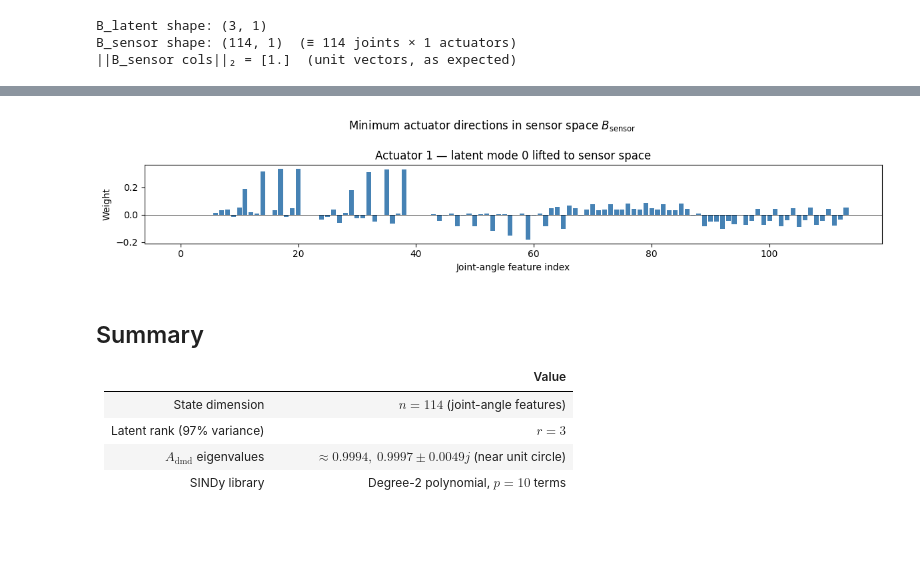
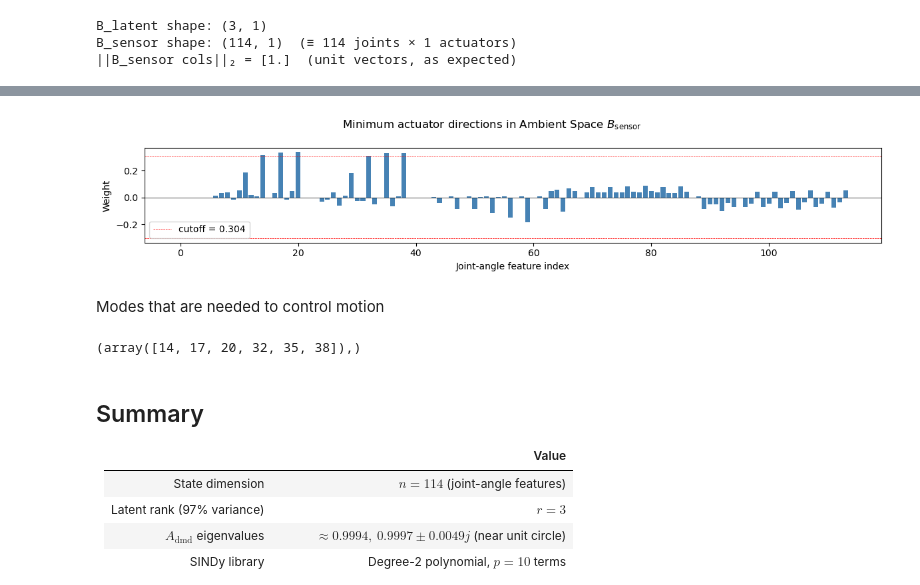
Before and after one commit to atpabuser/Math547_FinalProject, a Jupyter notebook: SINDy.ipynb, the cells around one changed output, grey strips where cells are left out. Cells and saved outputs as stored; diff of their text form; code cells hidden in the pictures; blank space fills up the shorter version.

```diff
--- a/SINDy.ipynb
+++ b/SINDy.ipynb
@@ -427,3 +436,10 @@ print(f'||B_sensor cols||₂ = {np.linalg.norm(B_sensor, axis=0).round(6)}  (uni
 B_latent shape: (3, 1)
 B_sensor shape: (114, 1)  (≡ 114 joints × 1 actuators)
 ||B_sensor cols||₂ = [1.]  (unit vectors, as expected)
+# %%
+fig, ax = plt.subplots(figsize=(7, 4))
+counts, cutoffs, _ = ax.hist(np.abs(B_sensor))
+ax.set_title('Histogram of $|B_\\mathrm{sensor}|$')
+ax.set_ylabel('number of indices')
+plt.savefig('./figs/SINDy_B_sensor_hist.png', dpi=150)
+cutoff_of_interest = cutoffs[-2]
@@ -430,18 +448,27 @@ B_sensor shape: (114, 1)  (≡ 114 joints × 1 actuators)
 # %%
 fig, axes = plt.subplots(m_min, 1, figsize=(12, 2.5*m_min), squeeze=False)
 for col, ax in enumerate(axes[:, 0]):
     ax.bar(np.arange(n_vars), B_sensor[:, col], color='steelblue', width=0.8)
     ax.axhline(0, color='k', lw=0.5)
+    ax.axhline(-cutoff_of_interest, ls='--', color='r', lw=0.5)
+    ax.axhline(cutoff_of_interest, ls='--', color='r', lw=0.5, label=f'cutoff = {round(cutoff_of_interest, 3)}')
     ax.set_xlabel('Joint-angle feature index')
     ax.set_ylabel('Weight')
-    ax.set_title(f'Actuator {col+1} — latent mode {selected_modes[col]} lifted to sensor space')
+    ax.legend()
+    # ax.set_title(f'Controller Actuator {col+1} — Latent Mode {selected_modes[col]} Lifted to the Ambient space')
 
-plt.suptitle('Minimum actuator directions in sensor space $B_{\\mathrm{sensor}}$', fontsize=12)
+plt.suptitle('Minimum actuator directions in Ambient Space $B_{\\mathrm{sensor}}$', fontsize=12)
 plt.tight_layout()
 plt.savefig('./figs/SINDy_B_sensor.png', dpi=150)
 plt.show()
 # %% [output]
-[figure, old version]
+[figure, new version]
+# %% [markdown]
+Modes that are needed to control motion
+# %%
+np.where(np.abs(B_sensor[:, 0]) >= cutoff_of_interest)
+# %% [output]
+(array([14, 17, 20, 32, 35, 38]),)
 # %% [markdown]
 ## Summary
 
```
Also changed, not shown: parts of 5 cells of this notebook, 8 other files.
